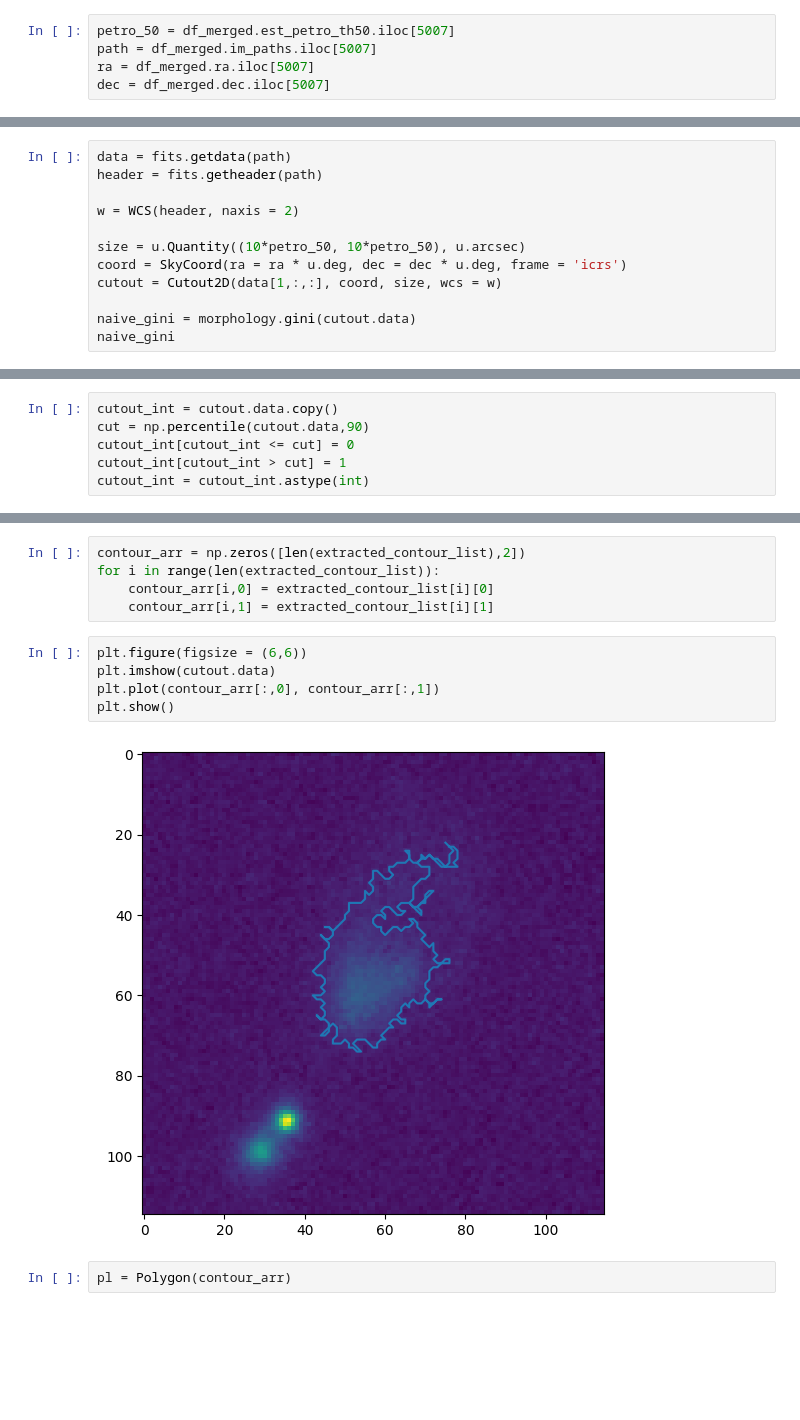
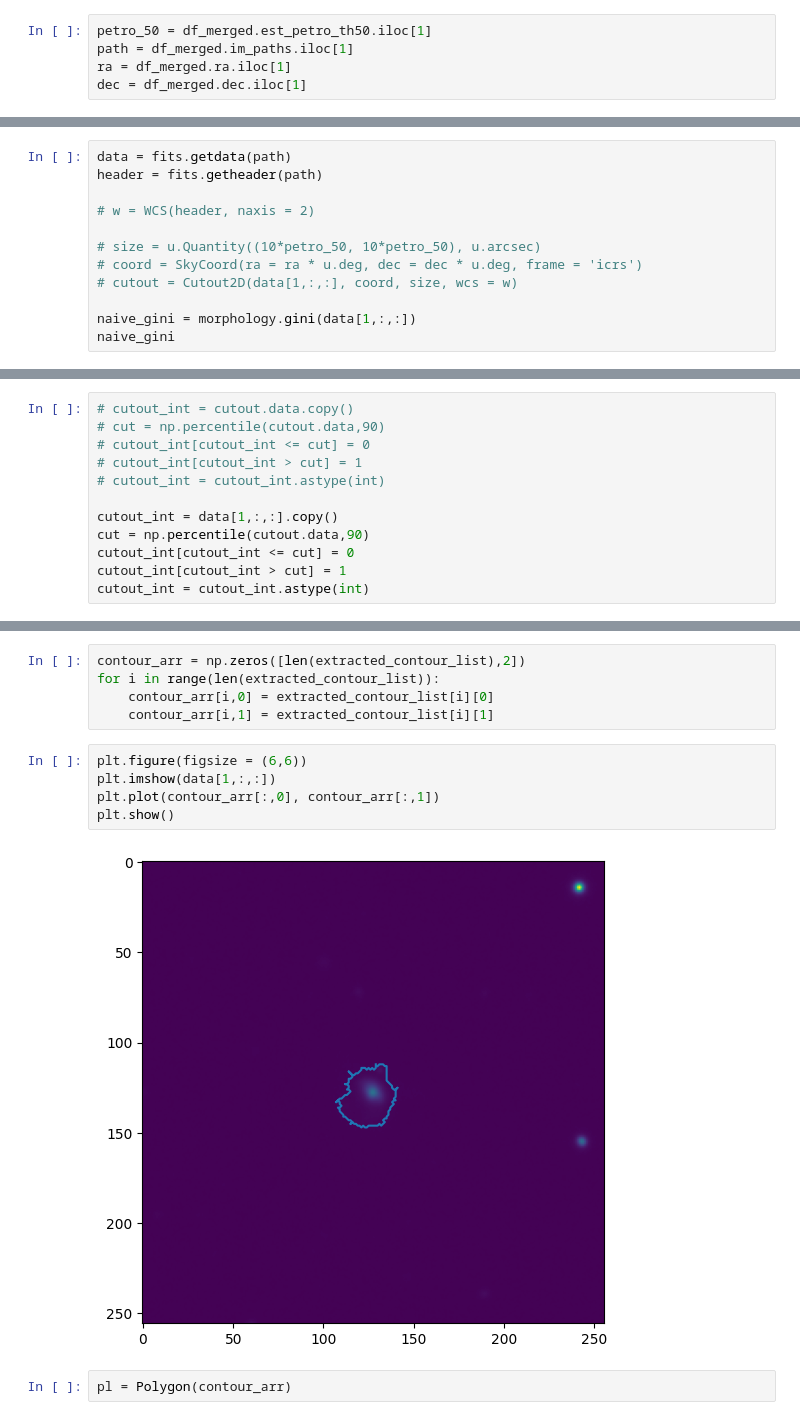
Before and after one commit to AstroORyan/mergers_in_desi, a Jupyter notebook: notebooks/analysis/calculating-gini-m20.ipynb, the cells around one changed output, grey strips where cells are left out. Saved outputs shown, nothing was run; the diff lists cells and outputs as text; blank space fills up the shorter version.

Commit message:
Accelerated Gini and M20 calculations. Plotted out gini-m20 distributions.

```diff
--- a/notebooks/analysis/calculating-gini-m20.ipynb
+++ b/notebooks/analysis/calculating-gini-m20.ipynb
@@ -114,10 +114,10 @@ df_merged
 | 11593 | E:/GZ-DESI/images/major-dist\9996... | 99961_1988 | 18.564240 | -44.283947 | NaN | 3.330795 | NaN | NaN |
 11594 rows × 8 columns
 # %%
-petro_50 = df_merged.est_petro_th50.iloc[5007]
-path = df_merged.im_paths.iloc[5007]
-ra = df_merged.ra.iloc[5007]
-dec = df_merged.dec.iloc[5007]
+petro_50 = df_merged.est_petro_th50.iloc[1]
+path = df_merged.im_paths.iloc[1]
+ra = df_merged.ra.iloc[1]
+dec = df_merged.dec.iloc[1]
 # %%
 WCS(header, naxis=2)
 # %% [output]
@@ -134,12 +134,12 @@ NAXIS : 256  256  3
 data = fits.getdata(path)
 header = fits.getheader(path)
 
-w = WCS(header, naxis = 2)
+# w = WCS(header, naxis = 2)
 
-size = u.Quantity((10*petro_50, 10*petro_50), u.arcsec)
-coord = SkyCoord(ra = ra * u.deg, dec = dec * u.deg, frame = 'icrs')
-cutout = Cutout2D(data[1,:,:], coord, size, wcs = w)
+# size = u.Quantity((10*petro_50, 10*petro_50), u.arcsec)
+# coord = SkyCoord(ra = ra * u.deg, dec = dec * u.deg, frame = 'icrs')
+# cutout = Cutout2D(data[1,:,:], coord, size, wcs = w)
 
-naive_gini = morphology.gini(cutout.data)
+naive_gini = morphology.gini(data[1,:,:])
 naive_gini
 # %% [output]
@@ -169,7 +169,13 @@ array([[-0.00214919, -0.00011572, -0.00606387, ..., -0.00782747,
        [ 0.00171272, -0.0019976 ,  0.00242105, ...,  0.00490349,
          0.00367127,  0.00026072]], dtype=float32)
 # %%
-cutout_int = cutout.data.copy()
+# cutout_int = cutout.data.copy()
+# cut = np.percentile(cutout.data,90)
+# cutout_int[cutout_int <= cut] = 0
+# cutout_int[cutout_int > cut] = 1
+# cutout_int = cutout_int.astype(int)
+
+cutout_int = data[1,:,:].copy()
 cut = np.percentile(cutout.data,90)
 cutout_int[cutout_int <= cut] = 0
 cutout_int[cutout_int > cut] = 1
@@ -211,11 +217,11 @@ for i in range(len(extracted_contour_list)):
     contour_arr[i,1] = extracted_contour_list[i][1]
 # %%
 plt.figure(figsize = (6,6))
-plt.imshow(cutout.data)
+plt.imshow(data[1,:,:])
 plt.plot(contour_arr[:,0], contour_arr[:,1])
 plt.show()
 # %% [output]
-[figure, old version]
+[figure, new version]
 # %%
 pl = Polygon(contour_arr)
 # %%
```
Also changed, not shown: parts of 8 cells of this notebook, 3 other files.
